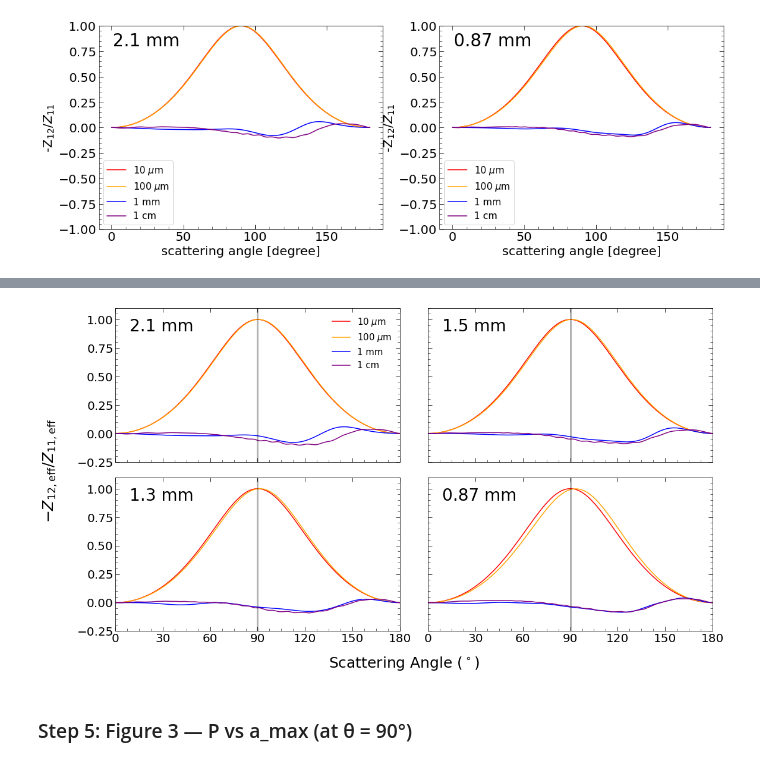
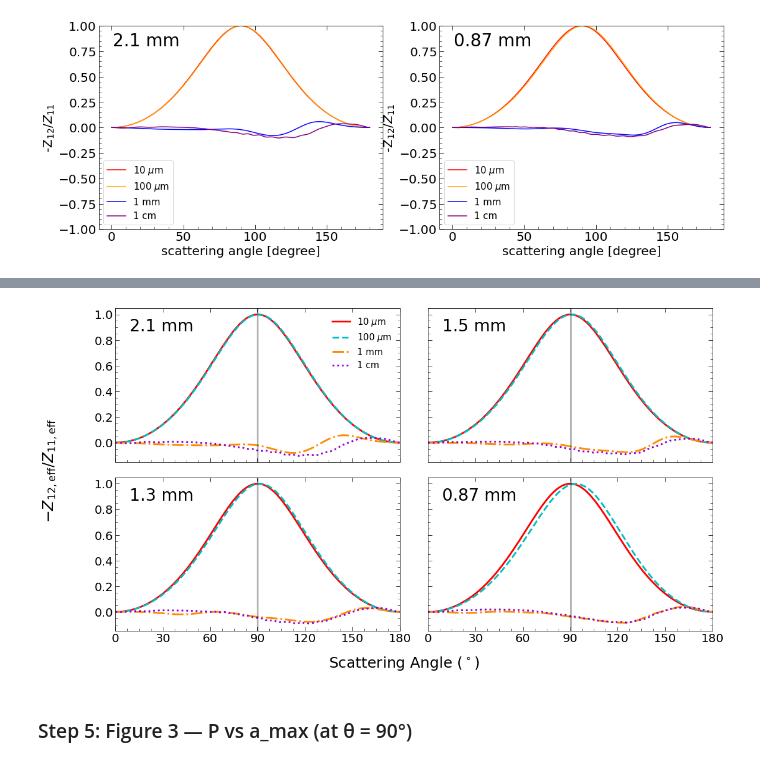
Before and after one commit to audreyburggraf/MastersThesis, a Jupyter notebook: PLOTTING C29 989/DUST MODEL NOTEBOOKS/recreate_kataoka_with_DSHARP_my_bands_optimized.ipynb, the cells around one changed output, grey strips where cells are left out. Saved outputs shown, nothing was run; the diff lists cells and outputs as text; code cells hidden in the pictures.

Commit message:
Update plots

```diff
--- a/PLOTTING C29 989/DUST MODEL NOTEBOOKS/recreate_kataoka_with_DSHARP_my_bands_optimized.ipynb
+++ b/PLOTTING C29 989/DUST MODEL NOTEBOOKS/recreate_kataoka_with_DSHARP_my_bands_optimized.ipynb
@@ -366,3 +386,6 @@ plt.savefig(writeup_image_folder_path + '/DustModels/'+ "Kataoka2015Fig2.pdf",
+# %%
+kataoka_fig2_colors = ['red', '#00bfc4', 'darkorange',  'darkviolet']
+ls_arr  = ['-', '--', 'dashdot', ':']
 # %%
 bands_fis2_all  = [4, 5, 6, 7]# Make the figure size
 
@@ -379,7 +402,8 @@ for j, ax in enumerate(flat_axes):
             scatt_angles_deg,
             P_eff[:, j, :][i],
             color=kataoka_fig2_colors[i],
-            label=fig2_labels[i]
+            label=fig2_labels[i],lw = 3,
+            ls = ls_arr[i]
         )
 
 
@@ -425,37 +449,37 @@ for j, ax in enumerate(flat_axes):
     # Add. vertical line at theta = 90
     ax.axvline(90, color = 'black', alpha = 0.3, lw = 3)
 
-    ax.set_ylim(-0.25, 1.1)
+    ax.set_ylim(-0.15, 1.05)
 
 fig.subplots_adjust(
     wspace=0.1,  # horizontal space
     hspace=0.1   # vertical space
 )
 
 
 fig.supxlabel(
 r"Scattering Angle ($^\circ$)",
 fontsize = 25,
 y=0.03
 )
 
 fig.supylabel(
 r"$-Z_{12,\mathrm{eff } } /Z_{11,\mathrm{eff}}$",
 fontsize = 25,
 x=0.03
 )
 
 plt.savefig(writeup_image_folder_path + '/DustModels/'+ "Kataoka2015Fig2_grid.pdf",
             dpi=300,
             bbox_inches='tight')
 
 
 
 plt.savefig(slideshow_image_folder_path + '/DustModels/'+ "Kataoka2015Fig2.jpeg",
             dpi=500,
             bbox_inches='tight')
 # %% [output]
-[figure, old version]
+[figure, new version]
 # %% [markdown]
 ### Step 5: Figure 3 — P vs a_max (at θ = 90°)
 # %%
```
Also changed, not shown: parts of 4 cells of this notebook, 18 other files.
